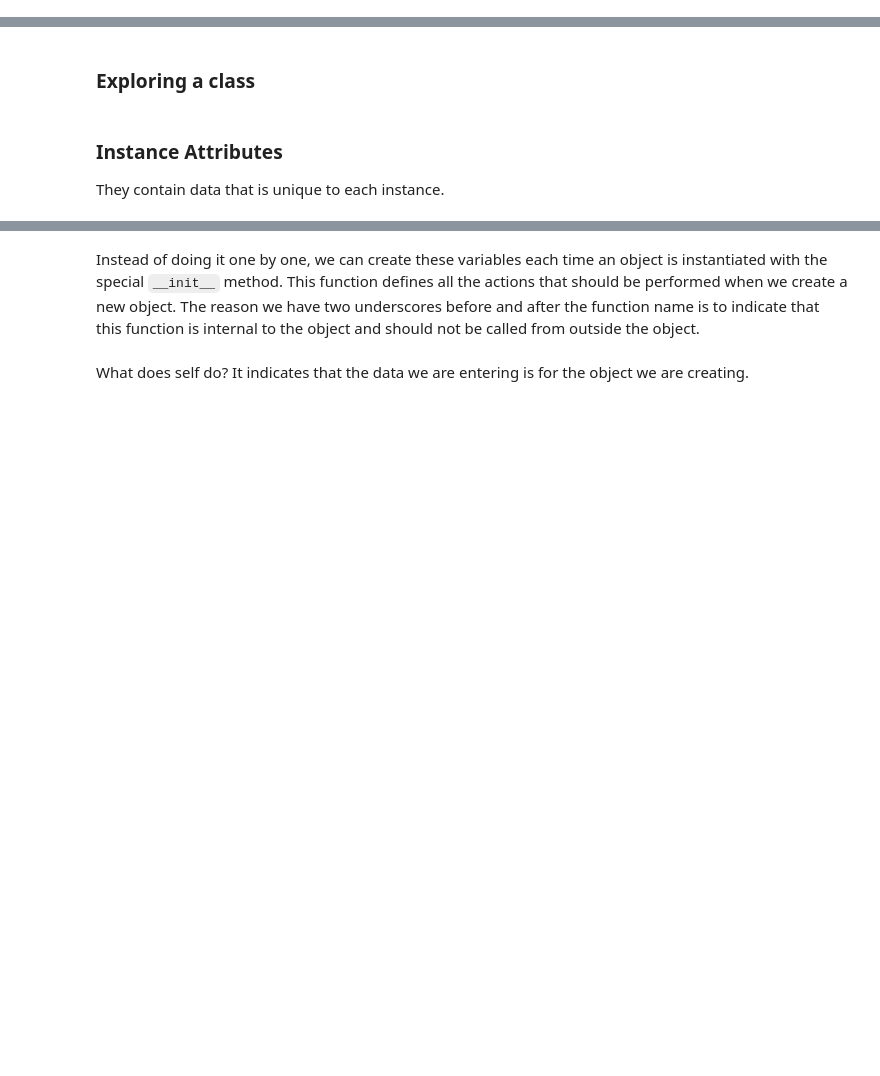
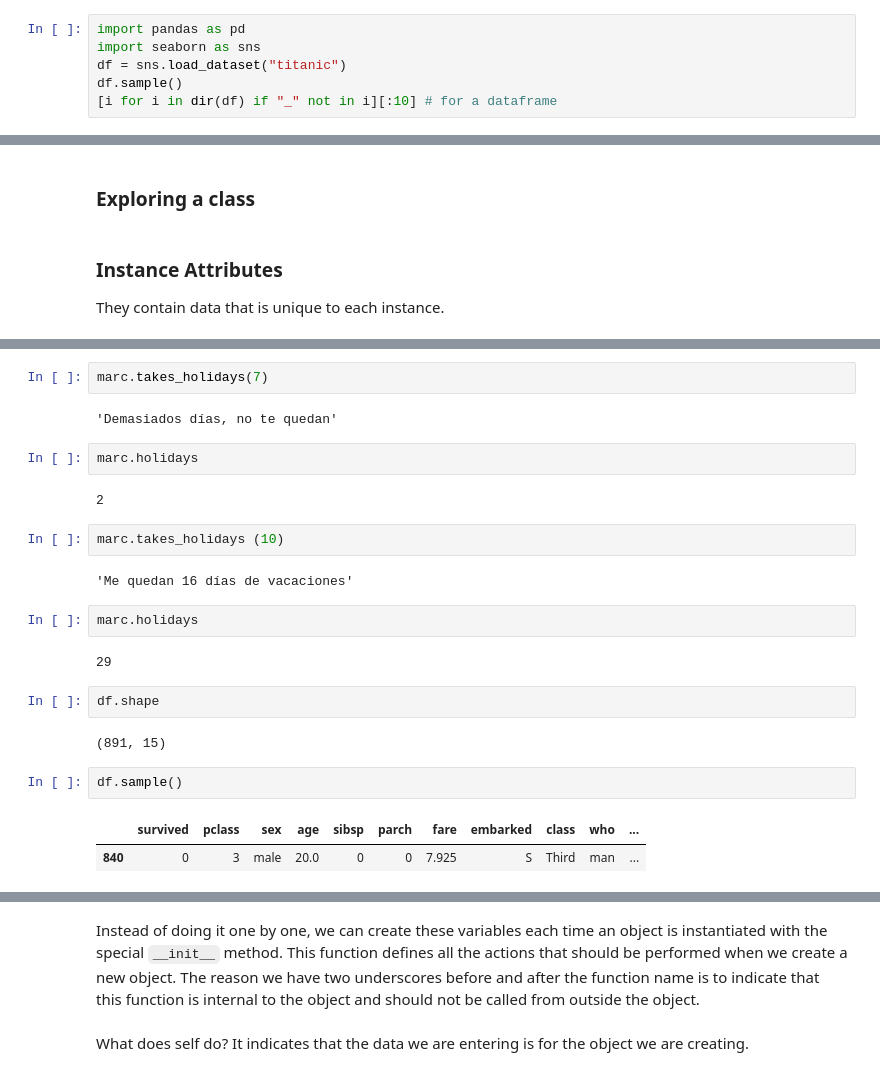
Before and after one commit to Ironhack-data-bcn-feb-2023/lectures, a Jupyter notebook: module-1/week-2/3.2- OOP.ipynb, the cells around one changed output, grey strips where cells are left out. Cells and saved outputs as stored; diff of their text form; blank space fills up the shorter version.

```diff
--- a/module-1/week-2/3.2- OOP.ipynb
+++ b/module-1/week-2/3.2- OOP.ipynb
@@ -36,0 +79,6 @@ You don't need to master this, just know what the `.__something__` means. It's a
+# %%
+import pandas as pd
+import seaborn as sns
+df = sns.load_dataset("titanic")
+df.sample()
+[i for i in dir(df) if "_" not in i][:10] # for a dataframe
@@ -61,0 +397,25 @@ They contain data that is unique to each instance.
+# %%
+marc.takes_holidays(7)
+# %% [output]
+'Demasiados días, no te quedan'
+# %%
+marc.holidays
+# %% [output]
+2
+# %%
+marc.takes_holidays (10)
+# %% [output]
+'Me quedan 16 días de vacaciones'
+# %%
+marc.holidays
+# %% [output]
+29
+# %%
+df.shape
+# %% [output]
+(891, 15)
+# %%
+df.sample()
+# %% [output]
+|  | survived | pclass | sex | age | sibsp | parch | fare | embarked | class | who | ... |
+| 840 | 0 | 3 | male | 20.0 | 0 | 0 | 7.925 | S | Third | man | ... |
```
Also changed, not shown: parts of 64 cells of this notebook.
